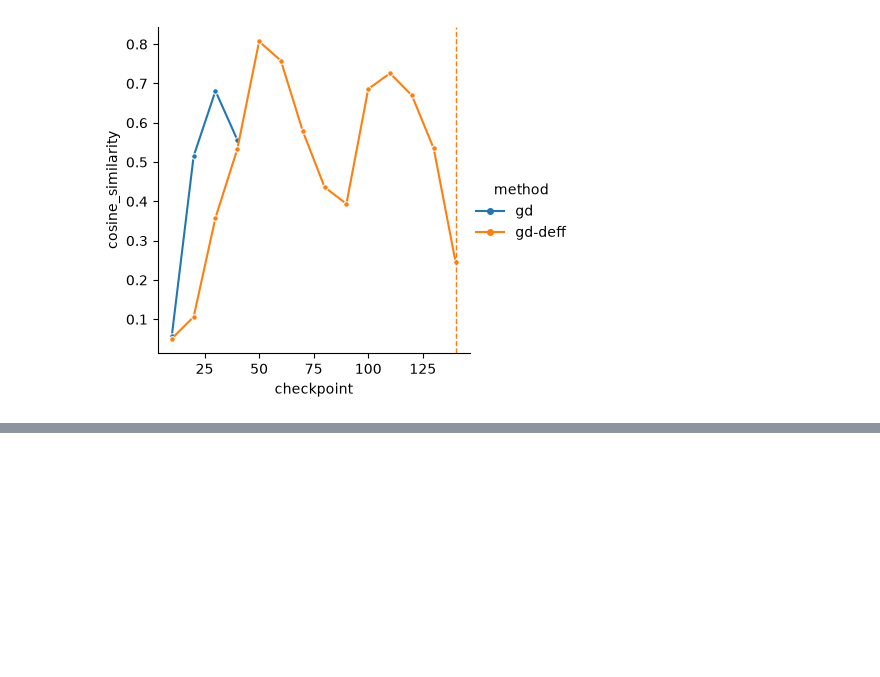
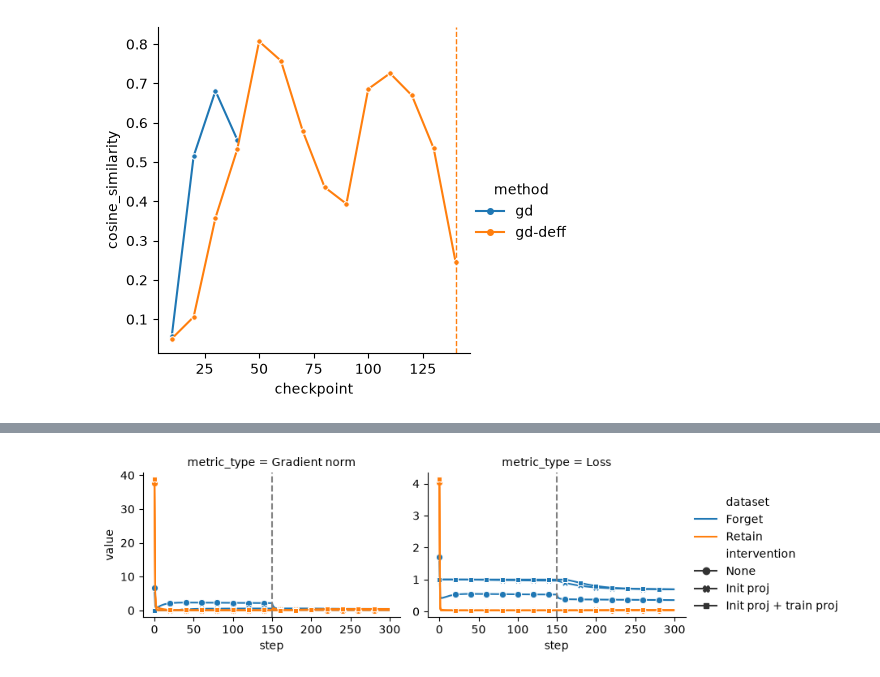
Before and after one commit to marawangamal/lilpipe, a Jupyter notebook: examples/tamper-resistance/scripts/analysis.ipynb, the cells around one changed output, grey strips where cells are left out. Drawn from its saved outputs; the diff is of its cells as text; code cells hidden in the pictures; blank space fills up the shorter version.

```diff
--- a/examples/tamper-resistance/scripts/analysis.ipynb
+++ b/examples/tamper-resistance/scripts/analysis.ipynb
@@ -413,0 +415,90 @@ KeyError: 'gd-sam'
+# %%
+import torch
+import matplotlib.pyplot as plt
+import pandas as pd
+import seaborn as sns
+from torch import nn
+
+torch.manual_seed(0)
+torch.set_default_dtype(torch.float64)
+Xf = torch.cat([torch.randn(64, 1), torch.zeros(64, 1)], dim=1)
+Xr = torch.cat([torch.randn(64, 1), 1 + torch.rand(64, 1)], dim=1)
+yf, yr = torch.ones(64, 1), 2 * torch.ones(64, 1)
+P = torch.eye(2) - torch.linalg.pinv(Xf) @ Xf
+
+
+class MLP(nn.Module):
+    def __init__(self, P_null=None):
+        super().__init__()
+        W = torch.randn(16, 2)
+        self.W = nn.Parameter(W if P_null is None else W @ P_null)
+        self.b = nn.Parameter(torch.full((16,), 0.2))
+        self.V = nn.Parameter(torch.randn(16, 1) / 4)
+
+    def forward(self, x):
+        return torch.relu(x @ self.W.T - self.b.square()) @ self.V
+
+
+rows = []
+for intervention in ("None", "Init proj", "Init proj + train proj"):
+    torch.manual_seed(0)  # matched initial weights across interventions
+    model = MLP(None if intervention == "None" else P)
+    params = tuple(model.parameters())
+    optimizer = torch.optim.SGD(params, lr=0.02)
+    for step in range(300):
+        lf = (model(Xf) - yf).square().mean()
+        lr = (model(Xr) - yr).square().mean()
+        gf = torch.autograd.grad(lf, params)
+        gr = torch.autograd.grad(lr, params)
+        for dataset, loss, grads, target in (
+            ("Forget", lf, gf, yf),
+            ("Retain", lr, gr, yr),
+        ):
+            rows.extend(
+                [
+                    dict(
+                        intervention=intervention,
+                        step=step,
+                        dataset=dataset,
+                        metric_type=metric,
+                        value=value,
+                    )
+                    for metric, value in (
+                        (
+                            "Gradient norm",
+                            sum(g.square().sum() for g in grads).sqrt().item(),
+                        ),
+                        ("Loss", (loss / target.square().mean()).item()),
+                    )
+                ]
+            )
+        for p, g_r, g_f in zip(params, gr, gf):
+            if step < 150:
+                project = intervention == "Init proj + train proj" and p is model.W
+                p.grad = g_r @ P if project else g_r
+            else:
+                p.grad = g_r + g_f
+        optimizer.step()
+
+df = pd.DataFrame(rows)
+g = sns.relplot(
+    data=df,
+    x="step",
+    y="value",
+    hue="dataset",
+    style="intervention",
+    markers=True,
+    dashes=False,
+    markevery=20,
+    col="metric_type",
+    kind="line",
+    errorbar=None,
+    facet_kws={"sharey": False},
+    height=2.7,
+    aspect=1.4,
+)
+for ax in g.axes.flat:
+    ax.axvline(150, color="gray", linestyle="--")
+plt.show()
+# %% [output]
+[figure, added]
```
Also changed, not shown: parts of 2 cells of this notebook, 9 other files.
